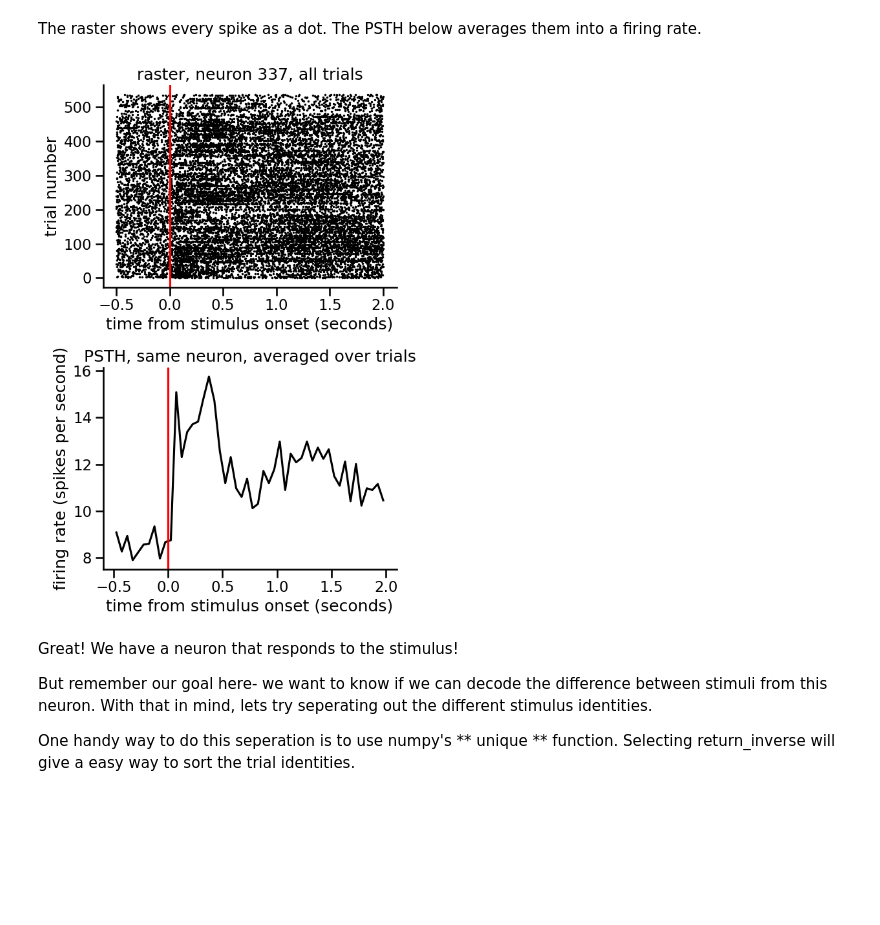
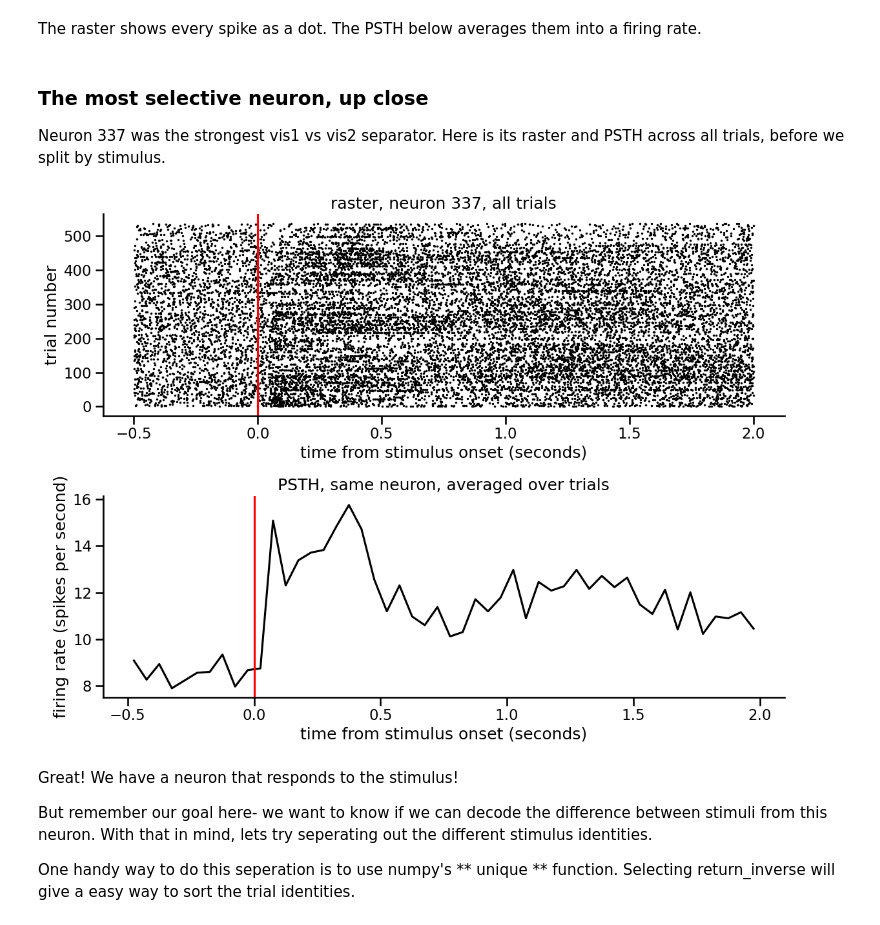
Before and after one commit to AllenSWDB/SWDB_2026_Behavioral_States, a Jupyter notebook: code/Workshop2_decoding_Noga_v3 (2).ipynb, the cells around one changed output. Cells and saved outputs as stored; diff of their text form; code cells hidden in the pictures; blank space fills up the shorter version.

```diff
--- a/code/Workshop2_decoding_Noga_v3.ipynb
+++ b/code/Workshop2_decoding_Noga_v3 (2).ipynb
@@ -328,26 +339,31 @@ triggered_trial_index = np.concatenate(triggered_trial_index)
 # %% [markdown]
 The raster shows every spike as a dot. The PSTH below averages them into a firing rate.
+# %% [markdown]
+### The most selective neuron, up close
+
+Neuron 337 was the strongest vis1 vs vis2 separator. Here is its raster and PSTH
+across all trials, before we split by stimulus.
 # %%
-fig, ax = plt.subplots(nrows=2, figsize=(6, 9))
+fig, ax = plt.subplots(nrows=2, figsize=(12, 9))
 ax[0].scatter(triggered_spike_times, triggered_trial_index, s=1, c='k')
 ax[0].axvline(0, c='r')
 ax[0].set_xlabel('time from stimulus onset (seconds)')
 ax[0].set_ylabel('trial number')
 ax[0].set_title('raster, neuron %d, all trials' % unit)
 
 count_array, _ = np.histogram(triggered_spike_times, bins=bins)
 rate_array = count_array / len(stim_times) / bin_size
 ax[1].plot(bin_centers, rate_array, c='k')
 ax[1].axvline(0, c='r')
 ax[1].set_xlabel('time from stimulus onset (seconds)')
 ax[1].set_ylabel('firing rate (spikes per second)')
 ax[1].set_title('PSTH, same neuron, averaged over trials')
 for single_ax in ax:
     sns.despine(ax=single_ax)
 fig.tight_layout()
 plt.show()
 # %% [output]
-[figure, old version]
+[figure, new version]
 # %% [markdown]
 Great! We have a neuron that responds to the stimulus!
 
```
Also changed, not shown: parts of 13 cells of this notebook.
